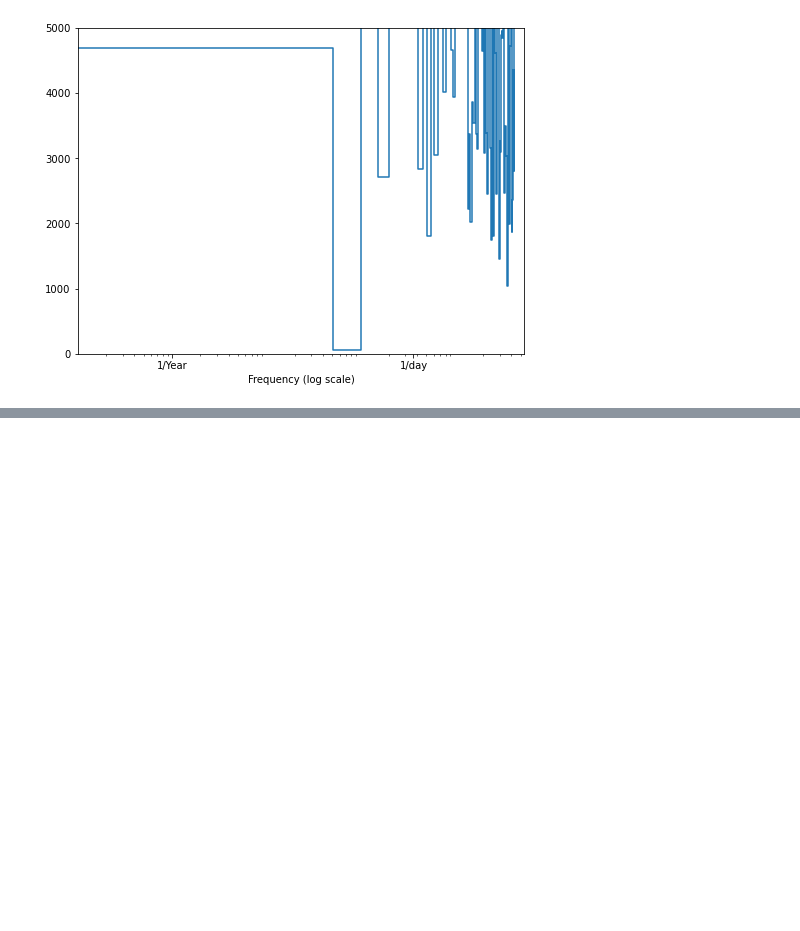
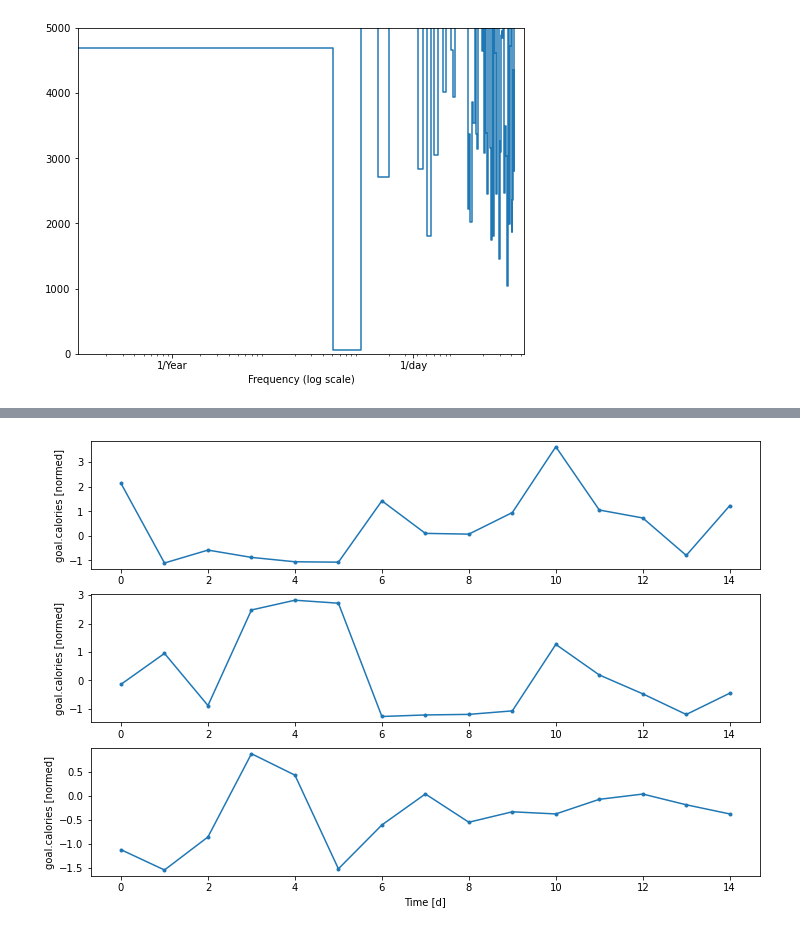
Before and after one commit to julialromero/nutrition-analysis, a Jupyter notebook: code/timeforecasting.ipynb, the cells around one changed output, grey strips where cells are left out. Saved outputs shown, nothing was run; the diff lists cells and outputs as text; code cells hidden in the pictures; blank space fills up the shorter version.

```diff
--- a/code/timeforecasting.ipynb
+++ b/code/timeforecasting.ipynb
@@ -284,0 +327,4 @@ labels shape: (3, 1, 1)
+# %%
+w2.plot(plot_col='goal.calories')
+# %% [output]
+[figure, added]
```
Also changed, not shown: parts of 20 cells of this notebook.
